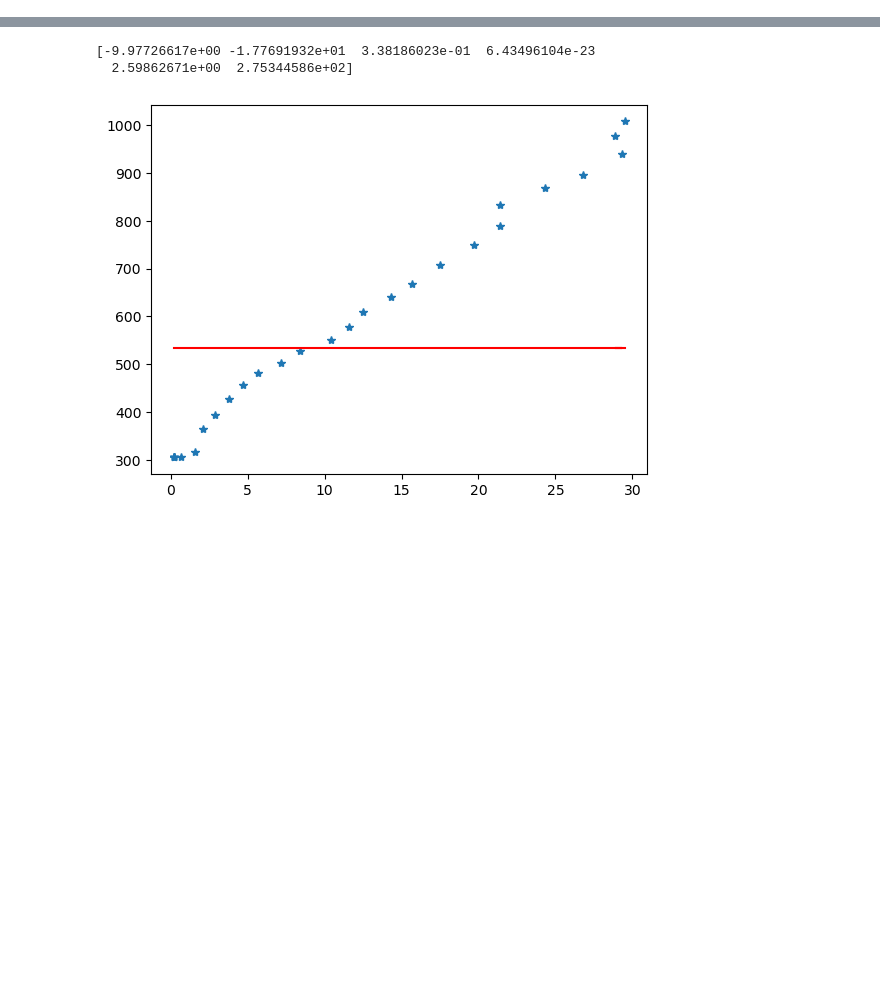
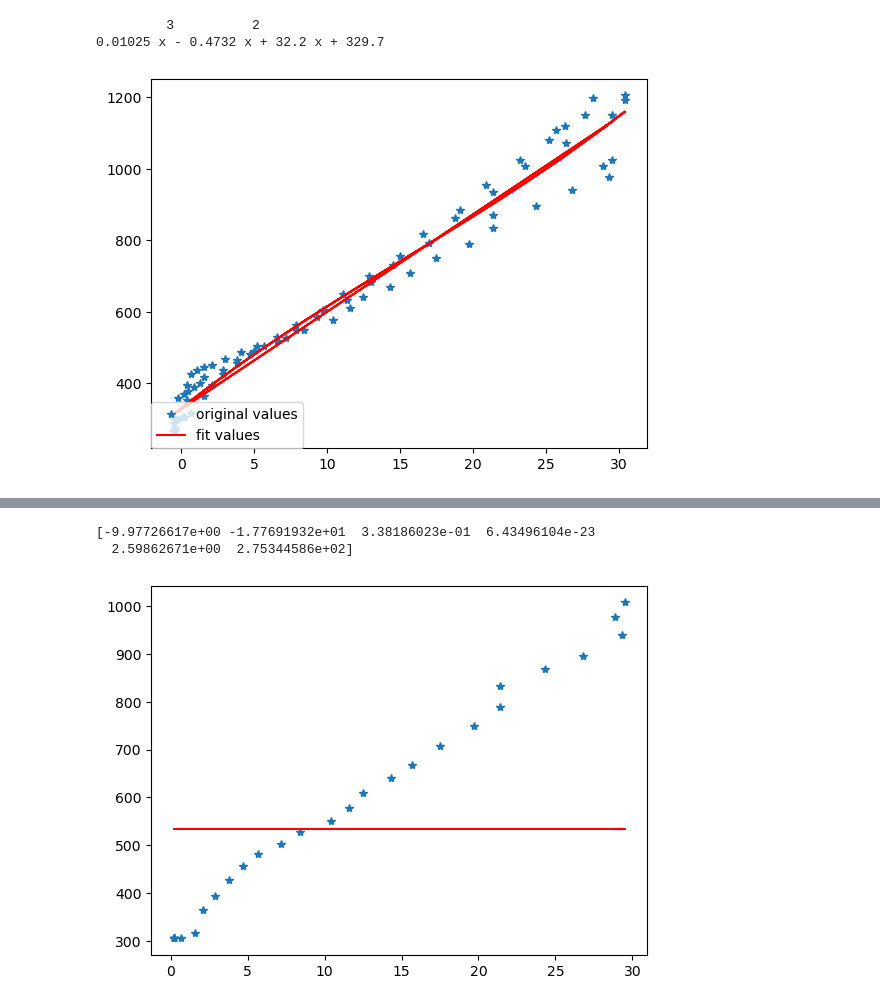
Before and after one commit to WynminMark/FMG_classification, a Jupyter notebook: test.ipynb, the cells around one changed output, grey strips where cells are left out. Cells and saved outputs as stored; diff of their text form; code cells hidden in the pictures; blank space fills up the shorter version.

```diff
--- a/test.ipynb
+++ b/test.ipynb
@@ -70,0 +24,26 @@ numpy.ndarray
+# %%
+"""
+多项式拟合
+"""
+x = P
+y = FMG
+
+z1 = np.polyfit(x, y, 3)              # 曲线拟合，返回值为多项式的各项系数
+p1 = np.poly1d(z1)                    # 返回值为多项式的表达式，也就是函数式子
+print(p1)
+y_pred = p1(x)                        # 根据函数的多项式表达式，求解 y
+# print(np.polyval(p1, 29))             根据多项式求解特定 x 对应的 y 值
+# print(np.polyval(z1, 29))             根据多项式求解特定 x 对应的 y 值
+
+plot1 = pylab.plot(x, y, '*', label='original values')
+plot2 = pylab.plot(x, y_pred, 'r', label='fit values')
+pylab.title('')
+pylab.xlabel('')
+pylab.ylabel('')
+pylab.legend(loc=3, borderaxespad=0., bbox_to_anchor=(0, 0))
+pylab.show()
+# pylab.savefig('p1.png', dpi=200, bbox_inches='tight')
+# %% [output]
+         3          2
+0.01025 x - 0.4732 x + 32.2 x + 329.7
+[figure, added]
```
Also changed, not shown: parts of 14 cells of this notebook, 1 other file.
